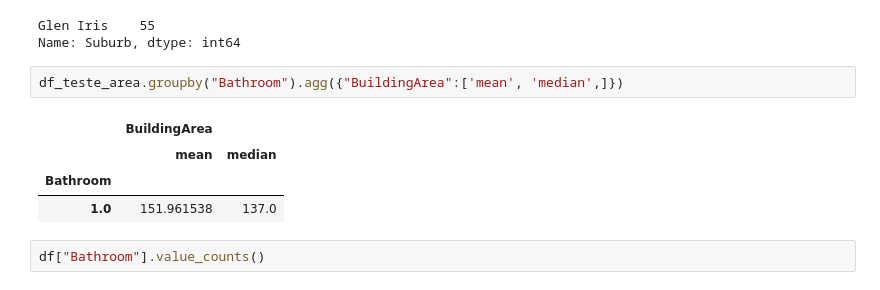
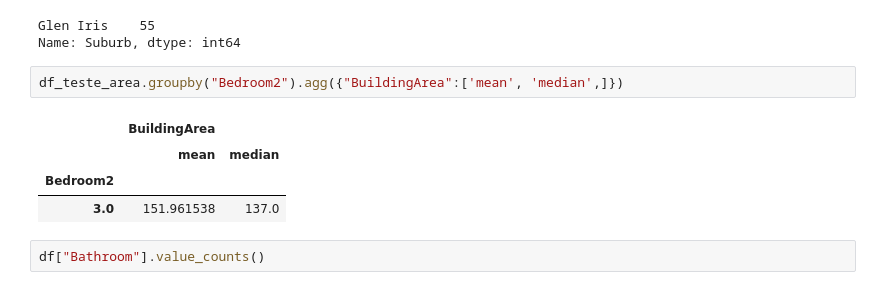
Before and after one commit to Riguini/Melbourne-Housing-Snapshot, a Jupyter notebook: Melbourne_Housing_Dataset.ipynb, the cells around one changed output. Drawn from its saved outputs; the diff is of its cells as text.

```diff
--- a/Melbourne_Housing_Dataset.ipynb
+++ b/Melbourne_Housing_Dataset.ipynb
@@ -143,12 +145,12 @@ df_teste_area["Suburb"].value_counts()
 Glen Iris    55
 Name: Suburb, dtype: int64
 # %%
-df_teste_area.groupby("Bathroom").agg({"BuildingArea":['mean', 'median',]})
+df_teste_area.groupby("Bedroom2").agg({"BuildingArea":['mean', 'median',]})
 # %% [output]
 |  | BuildingArea |  |
 |  | mean | median |
-| Bathroom |  |  |
-| 1.0 | 151.961538 | 137.0 |
+| Bedroom2 |  |  |
+| 3.0 | 151.961538 | 137.0 |
 # %%
 df["Bathroom"].value_counts()
 # %% [output]
```
Also changed, not shown: parts of 3 cells of this notebook.
